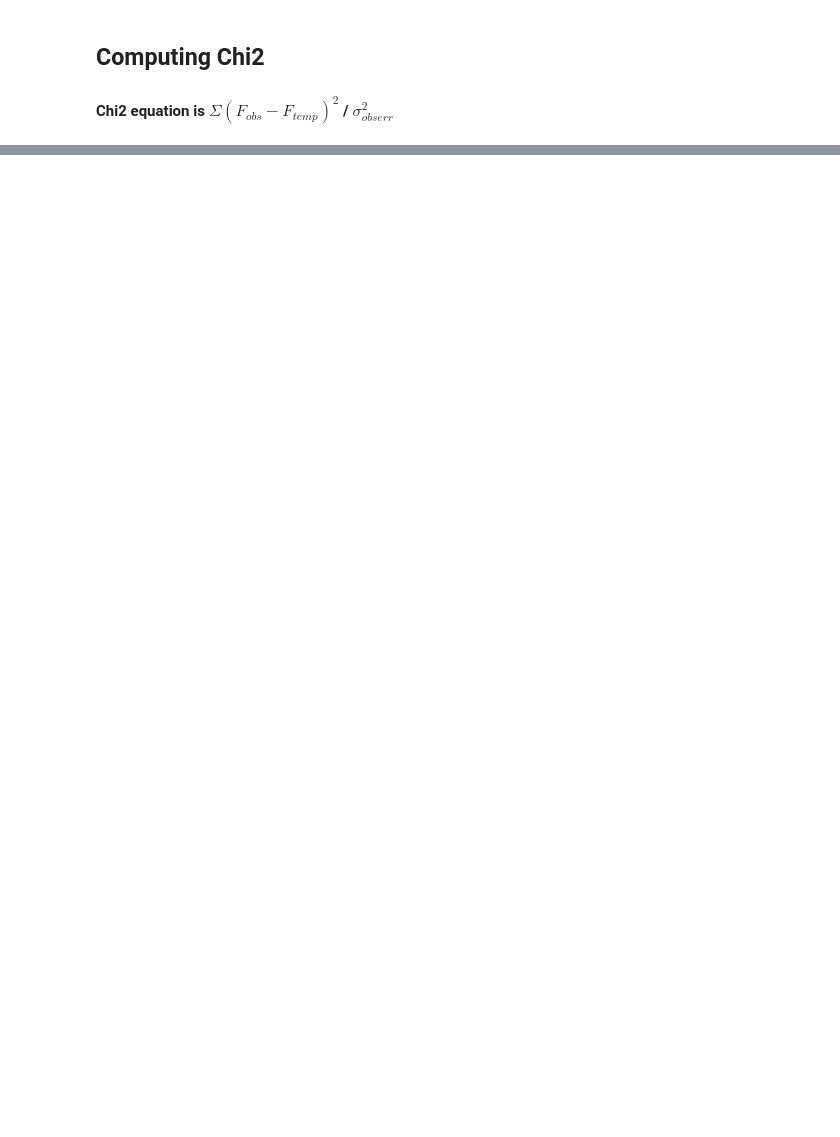
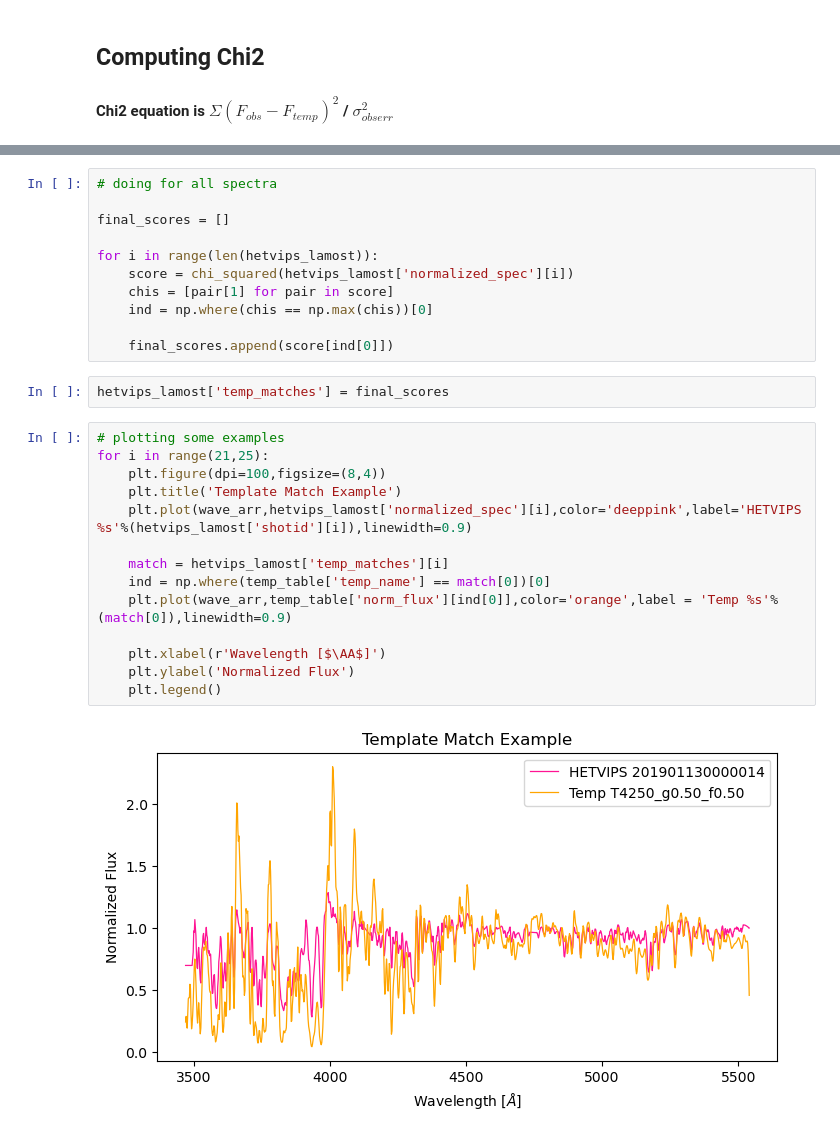
Before and after one commit to Galactic-Archaeology-Lab/het_cannon_projects, a Jupyter notebook: zoe/hetvips_stars.ipynb, the cells around one changed output, grey strips where cells are left out. Drawn from its saved outputs; the diff is of its cells as text; blank space fills up the shorter version.

```diff
--- a/zoe/hetvips_stars.ipynb
+++ b/zoe/hetvips_stars.ipynb
@@ -280,0 +408,29 @@ Text(0, 0.5, 'Normalized Flux')
+# %%
+# doing for all spectra
+
+final_scores = []
+
+for i in range(len(hetvips_lamost)):
+    score = chi_squared(hetvips_lamost['normalized_spec'][i])
+    chis = [pair[1] for pair in score]
+    ind = np.where(chis == np.max(chis))[0]
+
+    final_scores.append(score[ind[0]])
+# %%
+hetvips_lamost['temp_matches'] = final_scores
+# %%
+# plotting some examples
+for i in range(21,25):
+    plt.figure(dpi=100,figsize=(8,4))
+    plt.title('Template Match Example')
+    plt.plot(wave_arr,hetvips_lamost['normalized_spec'][i],color='deeppink',label='HETVIPS %s'%(hetvips_lamost['shotid'][i]),linewidth=0.9)
+
+    match = hetvips_lamost['temp_matches'][i]
+    ind = np.where(temp_table['temp_name'] == match[0])[0]
+    plt.plot(wave_arr,temp_table['norm_flux'][ind[0]],color='orange',label = 'Temp %s'%(match[0]),linewidth=0.9)
+
+    plt.xlabel(r'Wavelength [$\AA$]')
+    plt.ylabel('Normalized Flux')
+    plt.legend()
+# %% [output]
+[figure, added]
```
Also changed, not shown: parts of 14 cells of this notebook.
